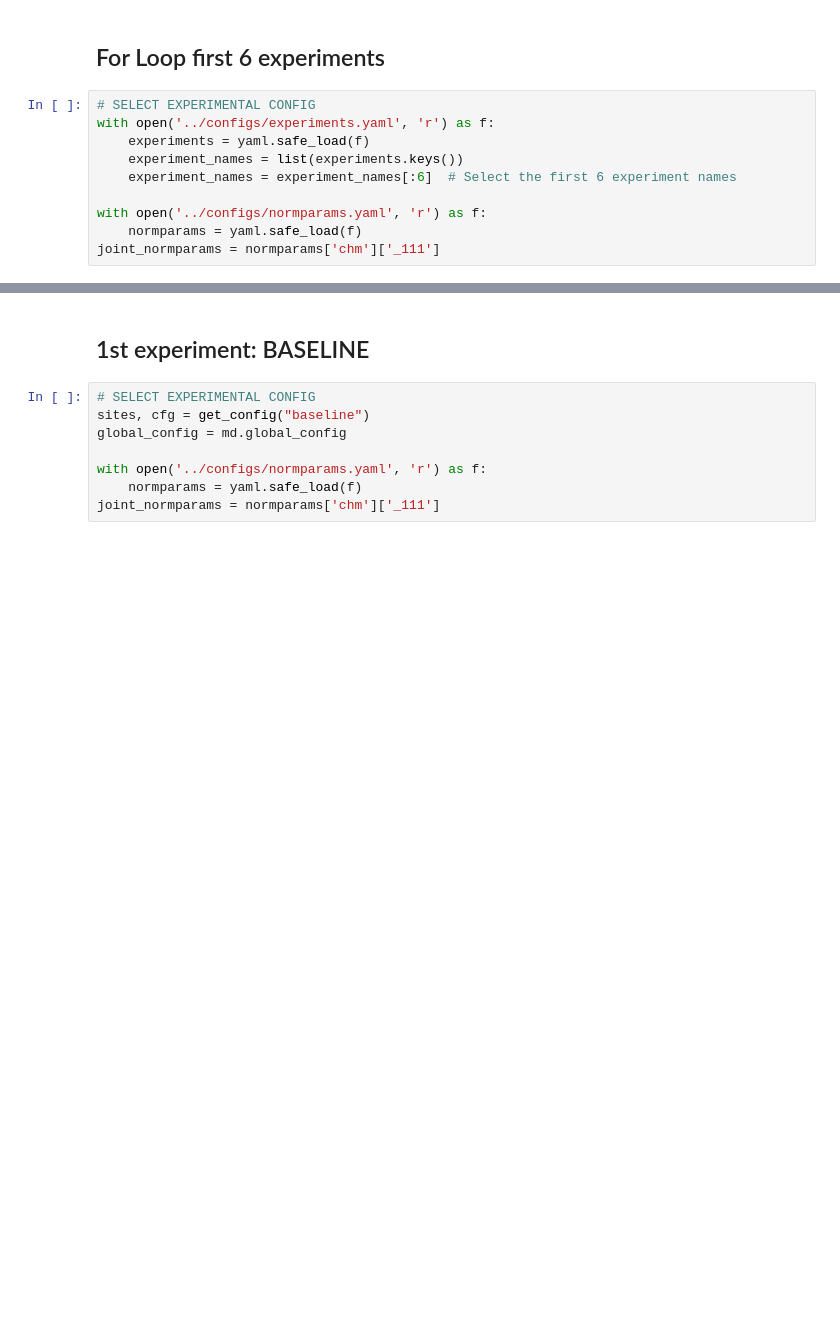
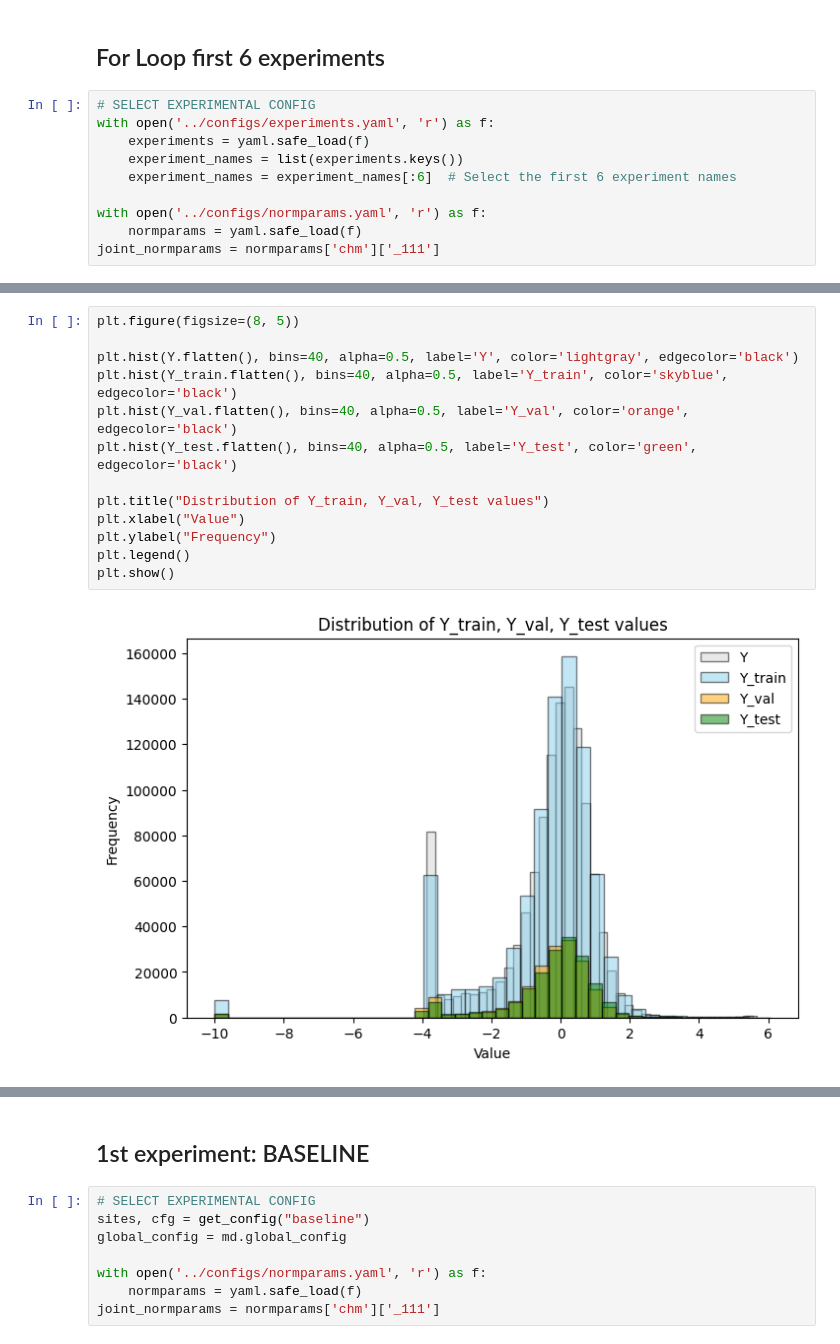
Before and after one commit to fizz-x/TreeHeads, a Jupyter notebook: src/run_main.ipynb, the cells around one changed output, grey strips where cells are left out. Drawn from its saved outputs; the diff is of its cells as text; blank space fills up the shorter version.

```diff
--- a/src/run_main.ipynb
+++ b/src/run_main.ipynb
@@ -59,0 +110,15 @@ for exp_name in experiment_names:
+# %%
+plt.figure(figsize=(8, 5))
+
+plt.hist(Y.flatten(), bins=40, alpha=0.5, label='Y', color='lightgray', edgecolor='black')
+plt.hist(Y_train.flatten(), bins=40, alpha=0.5, label='Y_train', color='skyblue', edgecolor='black')
+plt.hist(Y_val.flatten(), bins=40, alpha=0.5, label='Y_val', color='orange', edgecolor='black')
+plt.hist(Y_test.flatten(), bins=40, alpha=0.5, label='Y_test', color='green', edgecolor='black')
+
+plt.title("Distribution of Y_train, Y_val, Y_test values")
+plt.xlabel("Value")
+plt.ylabel("Frequency")
+plt.legend()
+plt.show()
+# %% [output]
+[figure, added]
```
Also changed, not shown: parts of 9 cells of this notebook, 6 other files.
